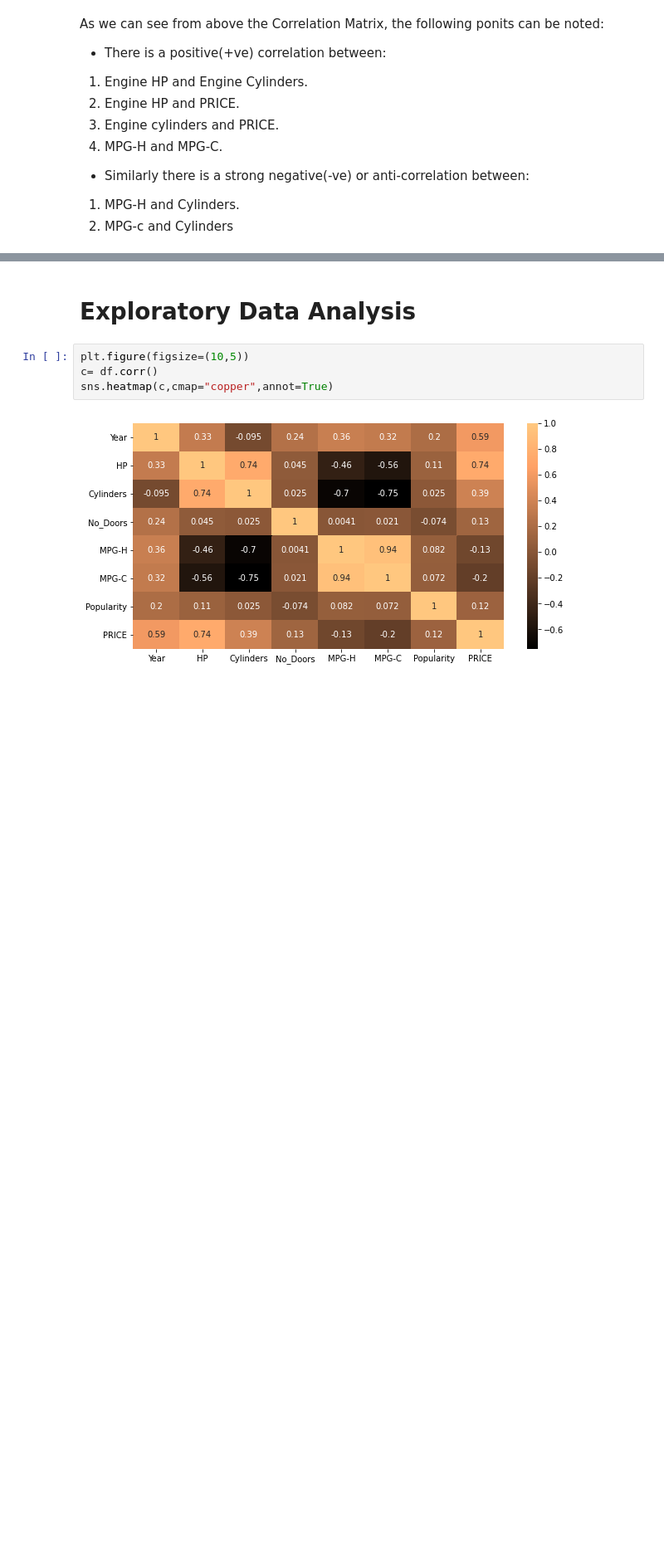
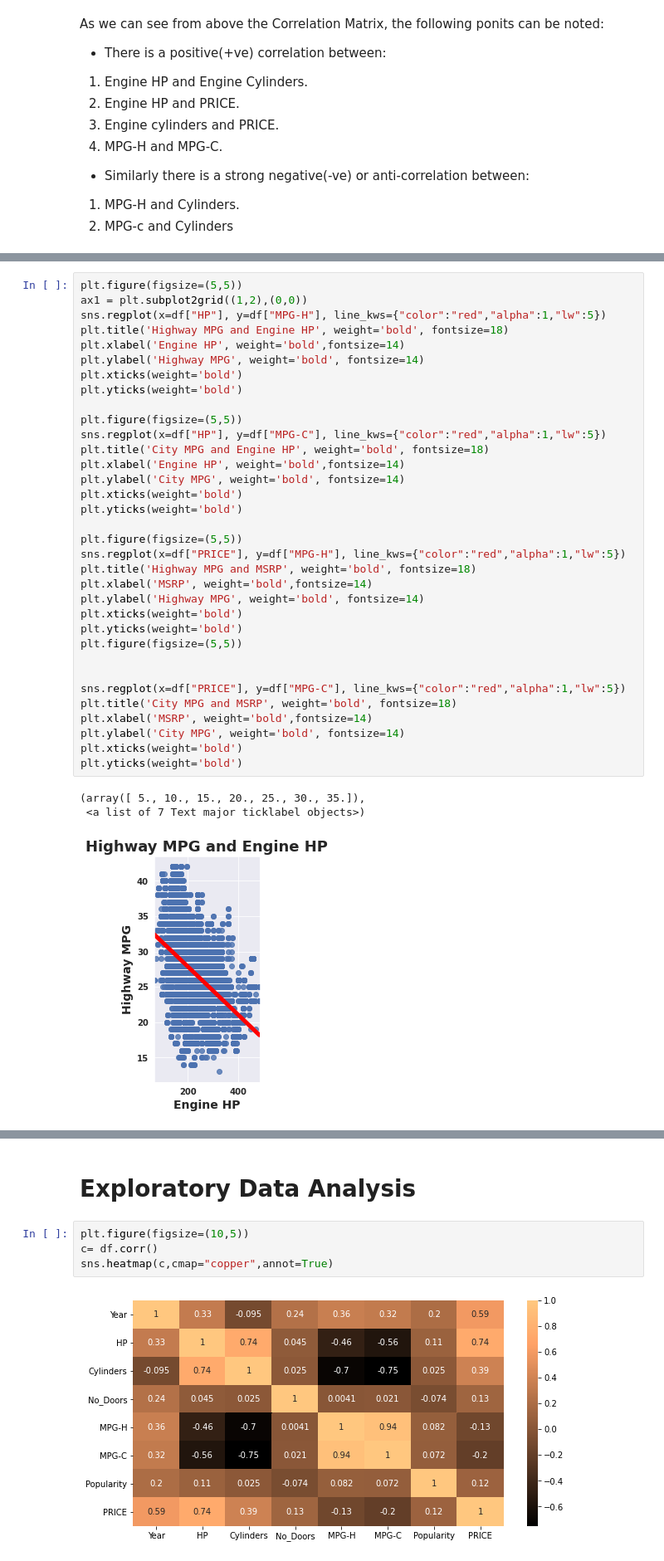
Before and after one commit to Sahiti99/EDA-on-cardata, a Jupyter notebook: Untitled1.ipynb, the cells around one changed output, grey strips where cells are left out. Shown at 83% size. Cells and saved outputs as stored; diff of their text form; blank space fills up the shorter version.

```diff
--- a/Untitled1.ipynb
+++ b/Untitled1.ipynb
@@ -405,0 +431,38 @@ As we can see from above the Correlation Matrix, the following ponits can be not
+# %%
+plt.figure(figsize=(5,5))
+ax1 = plt.subplot2grid((1,2),(0,0))
+sns.regplot(x=df["HP"], y=df["MPG-H"], line_kws={"color":"red","alpha":1,"lw":5})
+plt.title('Highway MPG and Engine HP', weight='bold', fontsize=18)
+plt.xlabel('Engine HP', weight='bold',fontsize=14)
+plt.ylabel('Highway MPG', weight='bold', fontsize=14)
+plt.xticks(weight='bold')
+plt.yticks(weight='bold')
+
+plt.figure(figsize=(5,5))
+sns.regplot(x=df["HP"], y=df["MPG-C"], line_kws={"color":"red","alpha":1,"lw":5})
+plt.title('City MPG and Engine HP', weight='bold', fontsize=18)
+plt.xlabel('Engine HP', weight='bold',fontsize=14)
+plt.ylabel('City MPG', weight='bold', fontsize=14)
+plt.xticks(weight='bold')
+plt.yticks(weight='bold')
+
+plt.figure(figsize=(5,5))
+sns.regplot(x=df["PRICE"], y=df["MPG-H"], line_kws={"color":"red","alpha":1,"lw":5})
+plt.title('Highway MPG and MSRP', weight='bold', fontsize=18)
+plt.xlabel('MSRP', weight='bold',fontsize=14)
+plt.ylabel('Highway MPG', weight='bold', fontsize=14)
+plt.xticks(weight='bold')
+plt.yticks(weight='bold')
+plt.figure(figsize=(5,5))
+
+
+sns.regplot(x=df["PRICE"], y=df["MPG-C"], line_kws={"color":"red","alpha":1,"lw":5})
+plt.title('City MPG and MSRP', weight='bold', fontsize=18)
+plt.xlabel('MSRP', weight='bold',fontsize=14)
+plt.ylabel('City MPG', weight='bold', fontsize=14)
+plt.xticks(weight='bold')
+plt.yticks(weight='bold')
+# %% [output]
+(array([ 5., 10., 15., 20., 25., 30., 35.]),
+ <a list of 7 Text major ticklabel objects>)
+[figure, added]
```
Also changed, not shown: parts of 4 cells of this notebook.
